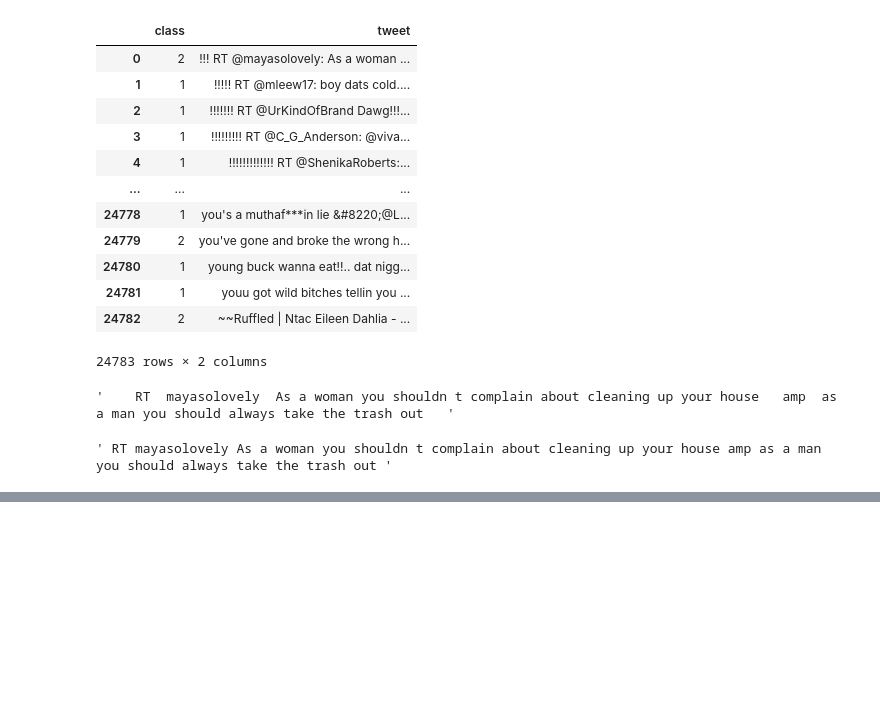
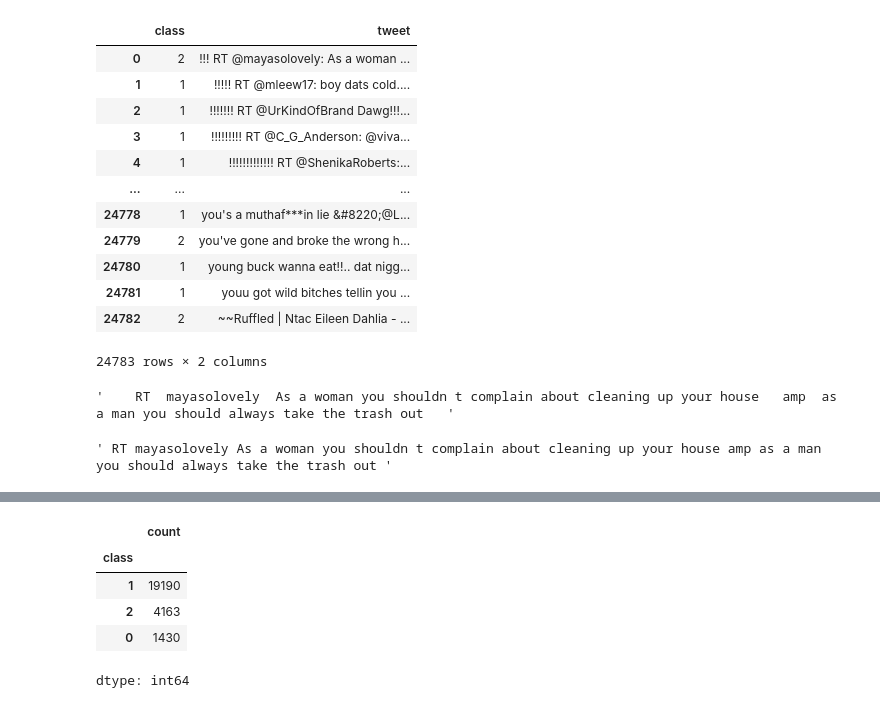
Before and after one commit to ambika1us/Hate-Speech-Detection-using-LSTM, a Jupyter notebook: Hate_Speech_Detection_using_LSTM.ipynb, the cells around one changed output, grey strips where cells are left out. Saved outputs shown, nothing was run; the diff lists cells and outputs as text; code cells hidden in the pictures; blank space fills up the shorter version.

```diff
--- a/Hate_Speech_Detection_using_LSTM.ipynb
+++ b/Hate_Speech_Detection_using_LSTM.ipynb
@@ -110,0 +102,8 @@ df['lemma_tweet']=df['Processed_tweet_2'].apply(lemmatization)
+# %%
+#Remove the stopwords
+def remove_stopwords(text):
+  doc=nlp(text)
+  no_stopword_list=(word.text for word in doc if not word.is_stop)
+  return " ".join(no_stopword_list)
+# %%
+df['Final_tweet']=df['lemma_tweet'].apply(remove_stopwords)
@@ -110,0 +132,9 @@ df['lemma_tweet']=df['Processed_tweet_2'].apply(lemmatization)
+# %%
+df['class'].value_counts()
+# %% [output]
+|  | count |
+| class |  |
+| 1 | 19190 |
+| 2 | 4163 |
+| 0 | 1430 |
+dtype: int64
```
Also changed, not shown: parts of 9 cells of this notebook.
